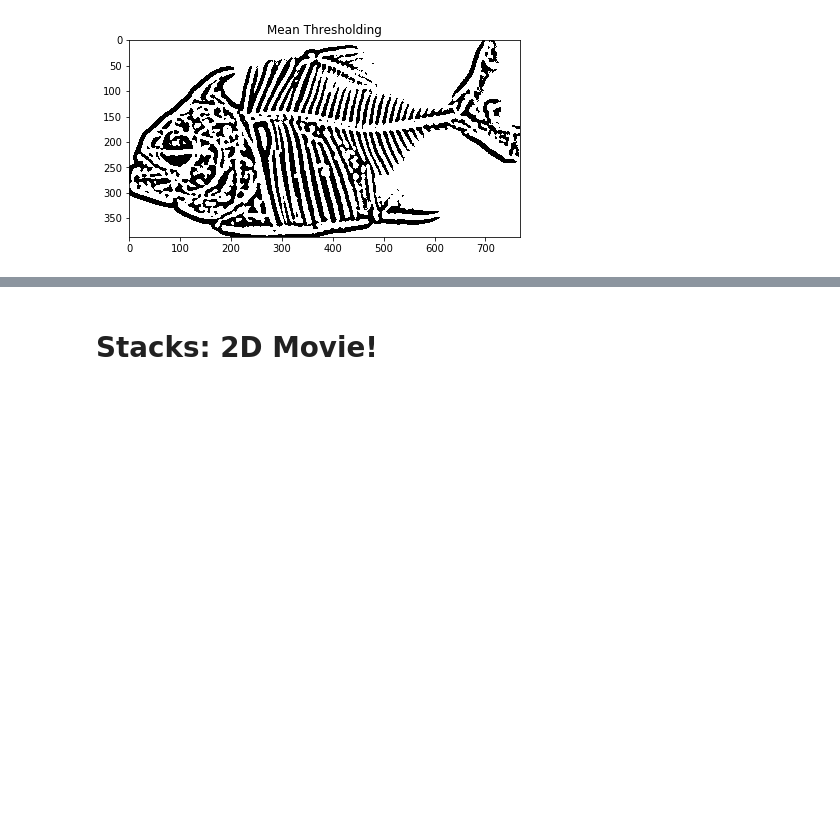
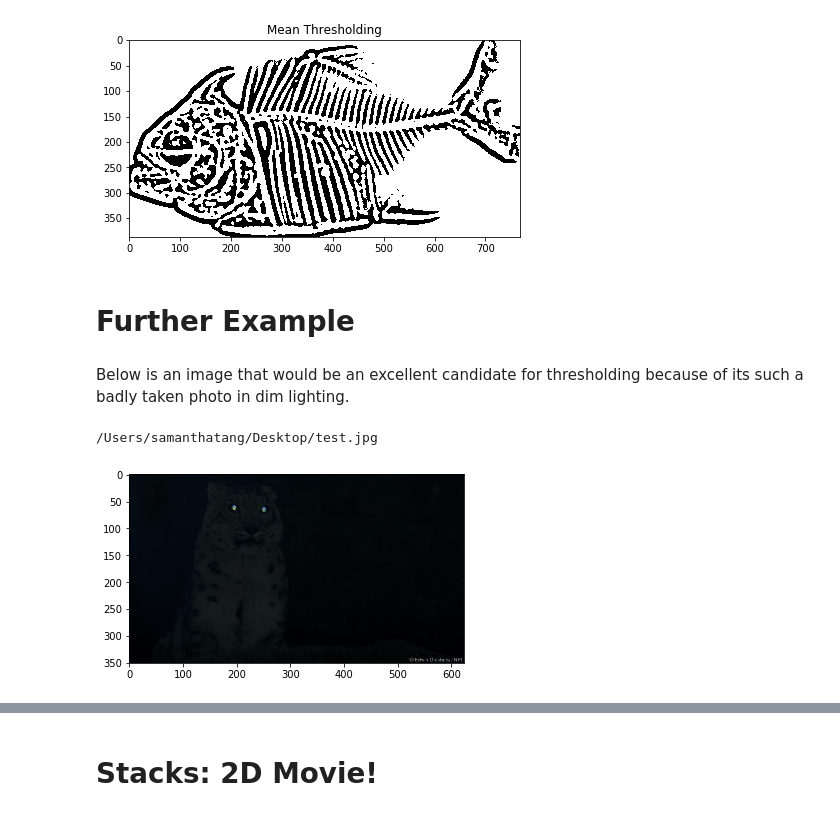
Before and after one commit to cabinetofcuriosity/MorphoSource_explore, a Jupyter notebook: code/morpho_2.ipynb, the cells around one changed output, grey strips where cells are left out. Cells and saved outputs as stored; diff of their text form; code cells hidden in the pictures; blank space fills up the shorter version.

Commit message:
added example in morpho2, need to add description later

```diff
--- a/code/morpho_2.ipynb
+++ b/code/morpho_2.ipynb
@@ -234,3 +241,19 @@ plt.title("Mean Thresholding")
 plt.show()
 # %% [output]
 [figure]
+# %% [markdown]
+# Further Example
+# %% [markdown]
+Below is an image that would be an excellent candidate for thresholding because of its such a badly taken photo in dim lighting.
+# %%
+f_name = r"test.jpg"
+dirpath = r"/Users/samanthatang/Desktop/"
+full_path = join(dirpath, f_name)
+print(full_path)
+# %% [output]
+/Users/samanthatang/Desktop/test.jpg
+# %%
+read = imread(full_path)
+plt.imshow(read);
+# %% [output]
+[figure, added]
```
Also changed, not shown: parts of 15 cells of this notebook.
